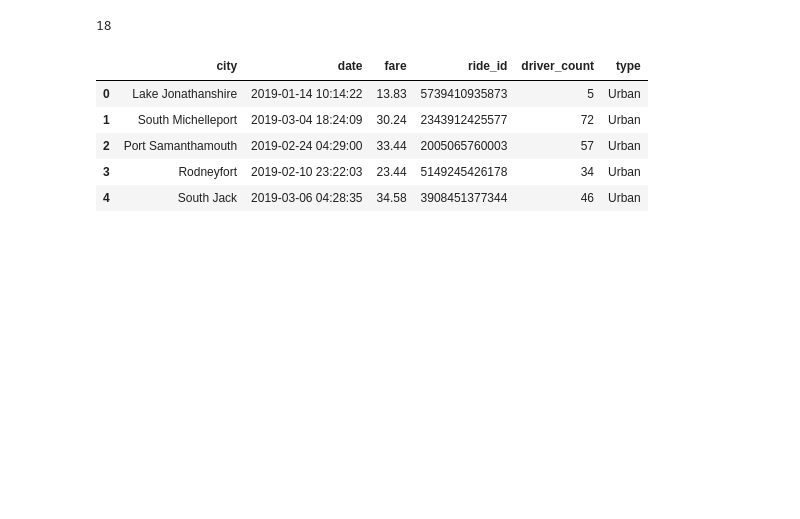
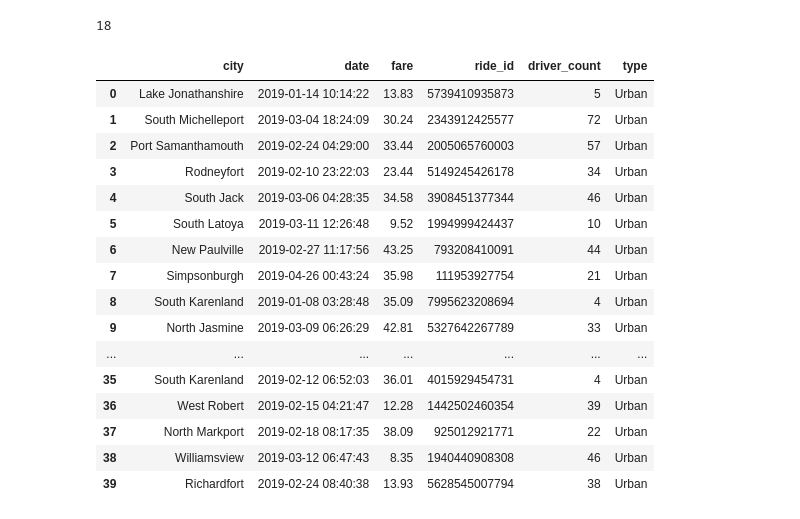
Before and after one commit to danielurdaneta/PyBer_Analysis, a Jupyter notebook: PyBer.ipynb, the cells around one changed output. Saved outputs shown, nothing was run; the diff lists cells and outputs as text; code cells hidden in the pictures; blank space fills up the shorter version.

```diff
--- a/PyBer.ipynb
+++ b/PyBer.ipynb
@@ -20,11 +20,22 @@ sum(city_data_df["type"] == "Rural")
 18
 # %%
 pyber_data_df = ride_data_df.merge(city_data_df,how="left", on="city")
-pyber_data_df.head()
+pyber_data_df.head(40)
 # %% [output]
 |  | city | date | fare | ride_id | driver_count | type |
 | 0 | Lake Jonathanshire | 2019-01-14 10:14:22 | 13.83 | 5739410935873 | 5 | Urban |
 | 1 | South Michelleport | 2019-03-04 18:24:09 | 30.24 | 2343912425577 | 72 | Urban |
 | 2 | Port Samanthamouth | 2019-02-24 04:29:00 | 33.44 | 2005065760003 | 57 | Urban |
 | 3 | Rodneyfort | 2019-02-10 23:22:03 | 23.44 | 5149245426178 | 34 | Urban |
 | 4 | South Jack | 2019-03-06 04:28:35 | 34.58 | 3908451377344 | 46 | Urban |
+| 5 | South Latoya | 2019-03-11 12:26:48 | 9.52 | 1994999424437 | 10 | Urban |
+| 6 | New Paulville | 2019-02-27 11:17:56 | 43.25 | 793208410091 | 44 | Urban |
+| 7 | Simpsonburgh | 2019-04-26 00:43:24 | 35.98 | 111953927754 | 21 | Urban |
+| 8 | South Karenland | 2019-01-08 03:28:48 | 35.09 | 7995623208694 | 4 | Urban |
+| 9 | North Jasmine | 2019-03-09 06:26:29 | 42.81 | 5327642267789 | 33 | Urban |
+| ... | ... | ... | ... | ... | ... | ... |
+| 35 | South Karenland | 2019-02-12 06:52:03 | 36.01 | 4015929454731 | 4 | Urban |
+| 36 | West Robert | 2019-02-15 04:21:47 | 12.28 | 1442502460354 | 39 | Urban |
+| 37 | North Markport | 2019-02-18 08:17:35 | 38.09 | 925012921771 | 22 | Urban |
+| 38 | Williamsview | 2019-03-12 06:47:43 | 8.35 | 1940440908308 | 46 | Urban |
+| 39 | Richardfort | 2019-02-24 08:40:38 | 13.93 | 5628545007794 | 38 | Urban |
```
Also changed, not shown: parts of 6 cells of this notebook, 1 other file.
